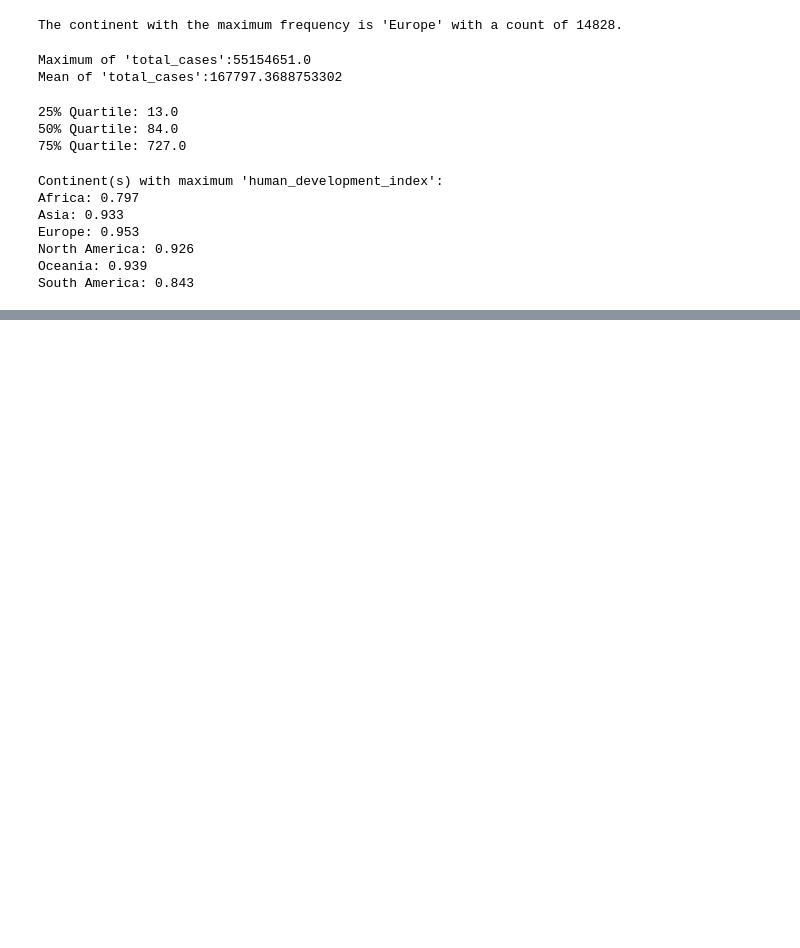
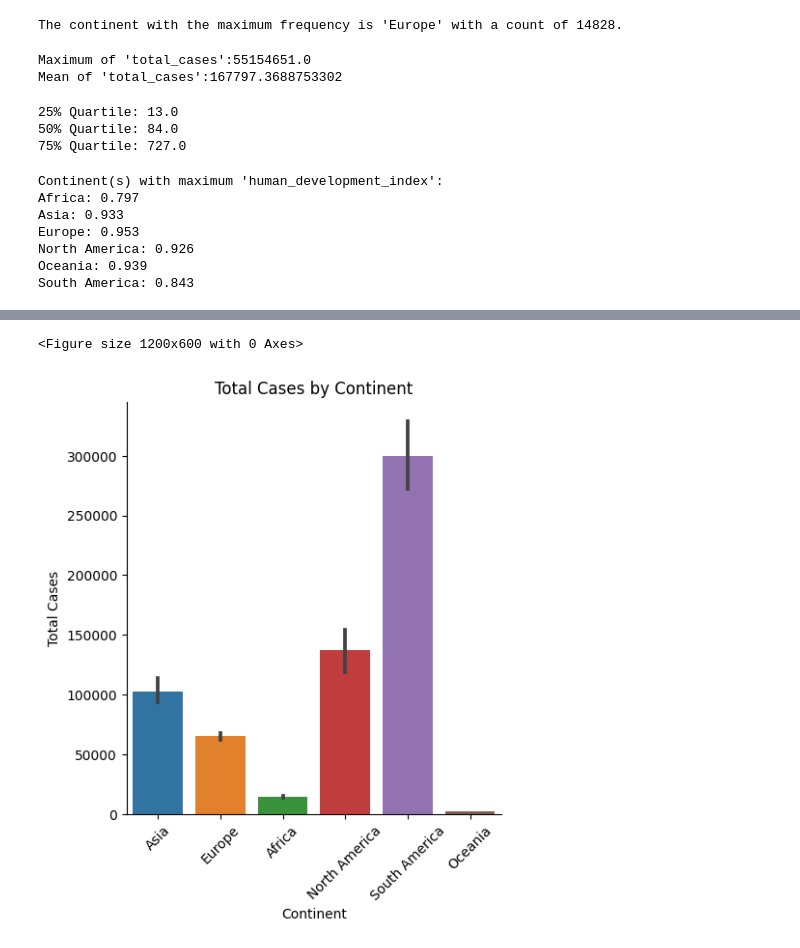
Before and after one commit to annmariajoypathippallil/Edyoda, a Jupyter notebook: Final_Project_Data_Wrangling.ipynb, the cells around one changed output, grey strips where cells are left out. Saved outputs shown, nothing was run; the diff lists cells and outputs as text; code cells hidden in the pictures; blank space fills up the shorter version.

```diff
--- a/Final_Project_Data_Wrangling.ipynb
+++ b/Final_Project_Data_Wrangling.ipynb
@@ -140,0 +388,12 @@ South America: 0.843
+# %%
+# d. Bar plot of 'continent' column with 'total_cases'
+plt.figure(figsize=(12, 6))
+sns.catplot(x='continent', y='total_cases', kind='bar', data=data)
+plt.title('Total Cases by Continent')
+plt.xlabel('Continent')
+plt.ylabel('Total Cases')
+plt.xticks(rotation=45)
+plt.show()
+# %% [output]
+<Figure size 1200x600 with 0 Axes>
+[figure, added]
```
Also changed, not shown: parts of 22 cells of this notebook.
